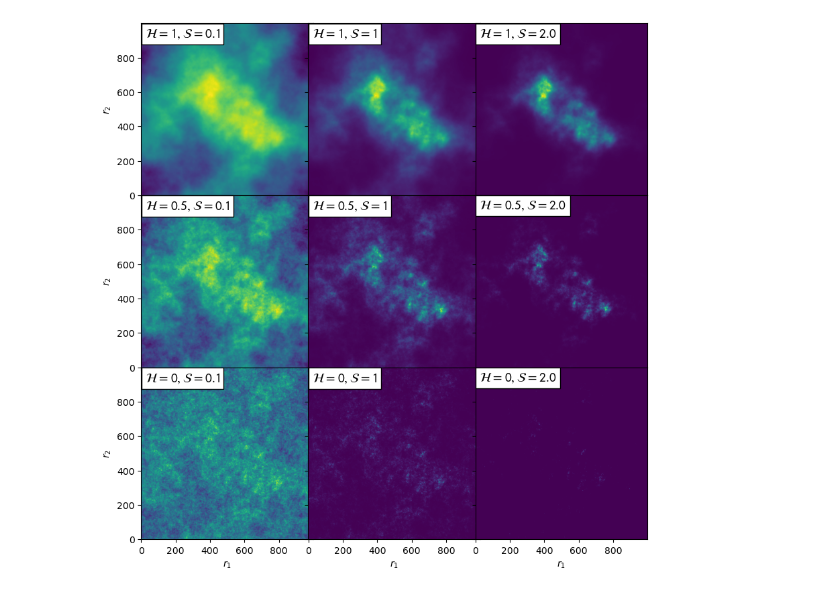
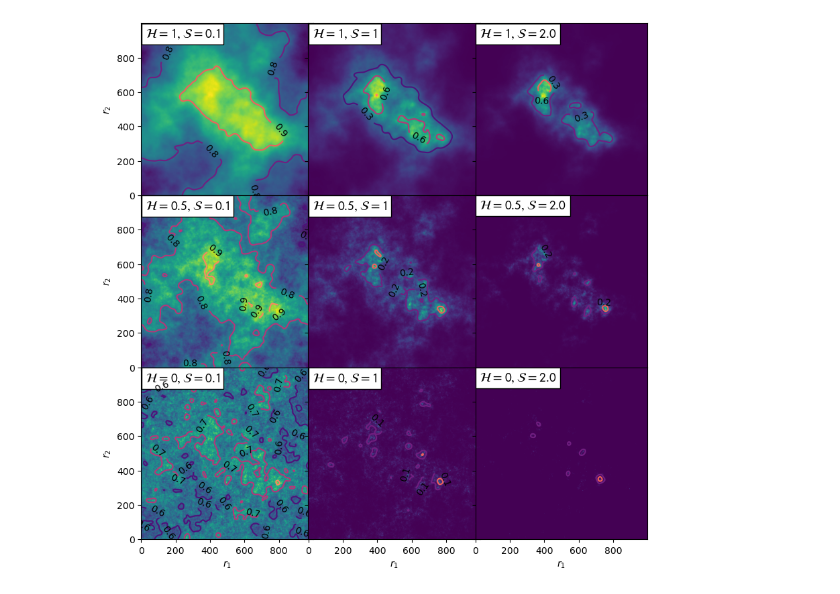
Before and after one commit to MBates92/thesis-images, a Jupyter notebook: xfBm.ipynb, the cells around one changed output. Cells and saved outputs as stored; diff of their text form; code cells hidden in the pictures.

```diff
--- a/xfBm.ipynb
+++ b/xfBm.ipynb
@@ -13,33 +13,33 @@ E=2
 # %%
 props = dict(facecolor='white', alpha=1)
 sigma = 10
 
 f,ax = plt.subplots(3,3, figsize = (10,10), sharex=True, sharey=True)
 
 X_list = []
 
 
 for i, H in enumerate(H_list):
     for j, S in enumerate(S_list):
         X = ss.fBm(N=N, E=E, H=H, sigma=S, exp=True, centred = True, seed=SEED)
         X /= np.max(X.flatten())
         img = ax[i,j].imshow(X, origin='lower')
-        cont = ax[i,j].contour(gaussian_filter(X, sigma), levels = [], cmap='magma')
+        cont = ax[i,j].contour(gaussian_filter(X, sigma), levels = 2, cmap='magma', linewidth = 1)
 
         ax[i,j].clabel(cont, fmt='%1.1f', colors = 'k', fontsize=10)
 
         ax[i,j].text(0.025, 0.977, fr'$\cal H={H}, \cal S={S}$', transform=ax[i,j].transAxes, fontsize=14,
             verticalalignment='top', bbox=props)
 
         X_list.append(X)
         ax[i,j].set_xlabel(r'$r_1$')
 
     ax[i,0].set_ylabel(r'$r_2$')
 
 f.subplots_adjust(wspace=-0.1, hspace=0)
 
 plt.savefig('D:/Workshop/PhD/Thesis/Chapter 2/2DxfBm.png', bbox_inches = 'tight')
 plt.show()
 # %% [output]
-[figure, old version]
+[figure, new version]
 # %%
```
Also changed, not shown: parts of 1 cell of this notebook.
